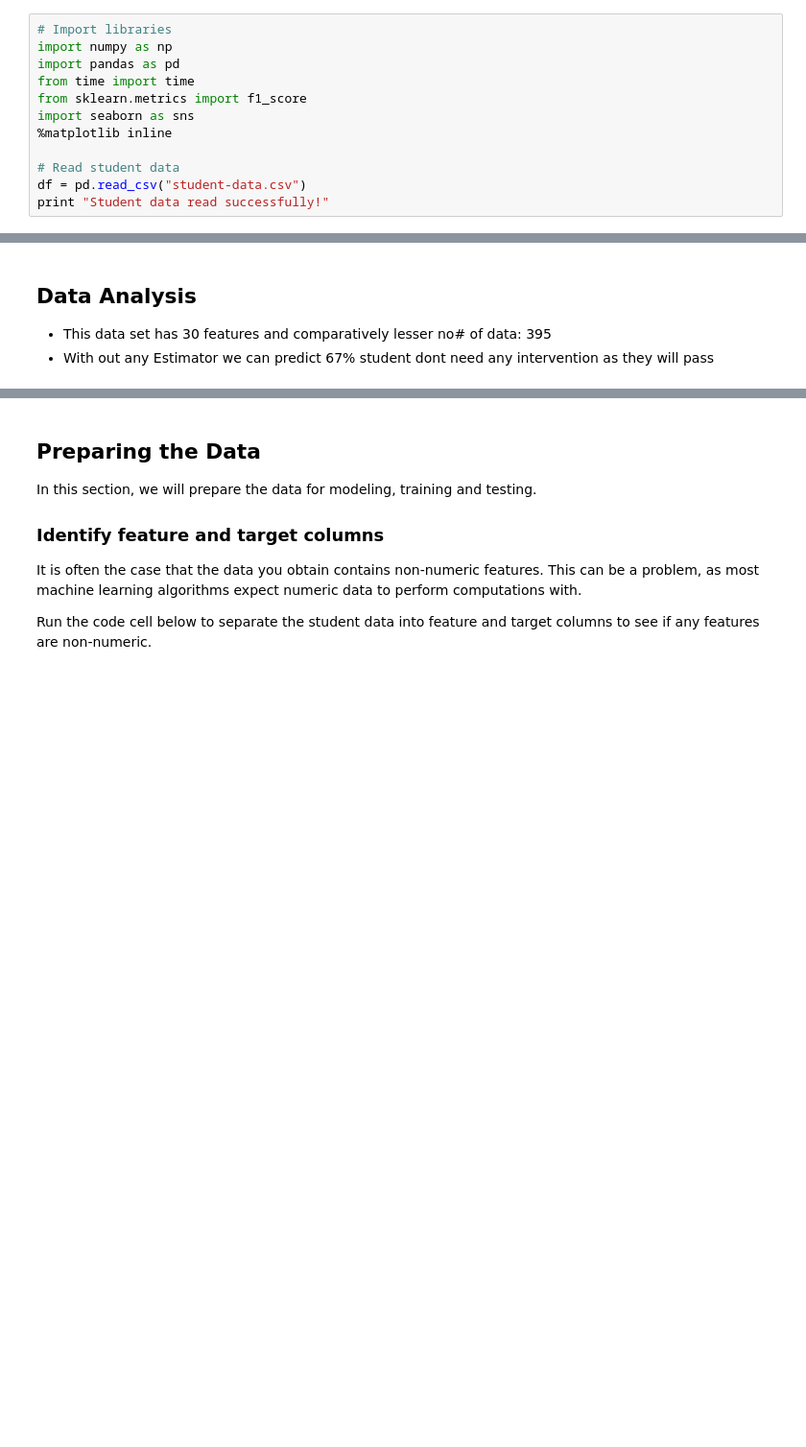
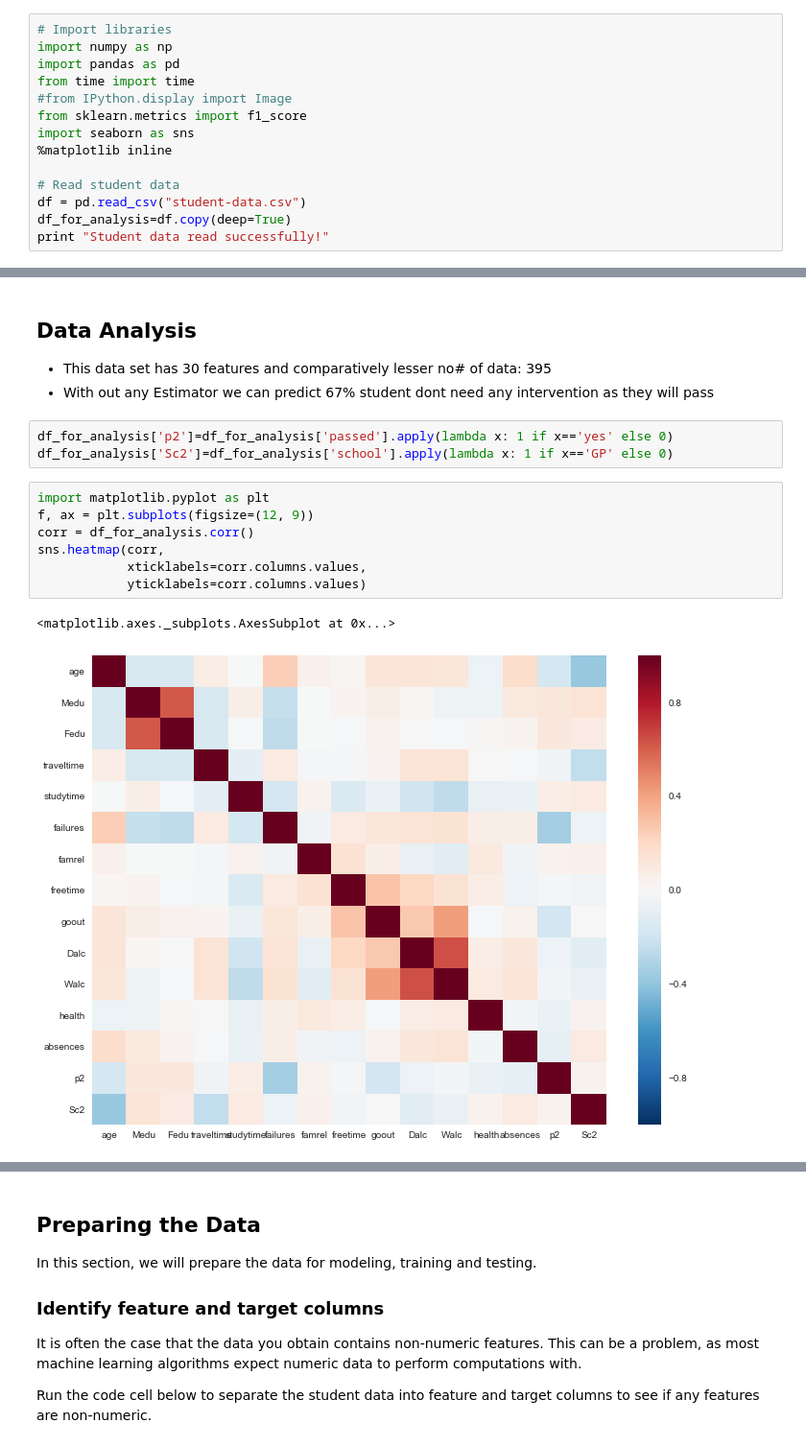
Before and after one commit to spandanchakraborty/SpanUdacityML, a Jupyter notebook: student_intervention/student_intervention.ipynb, the cells around one changed output, grey strips where cells are left out. Shown at 96% size. Saved outputs shown, nothing was run; the diff lists cells and outputs as text; blank space fills up the shorter version.

```diff
--- a/student_intervention/student_intervention.ipynb
+++ b/student_intervention/student_intervention.ipynb
@@ -22,12 +22,14 @@ Run the code cell below to load necessary Python libraries and load the student
 import numpy as np
 import pandas as pd
 from time import time
+#from IPython.display import Image
 from sklearn.metrics import f1_score
 import seaborn as sns
 %matplotlib inline
 
 # Read student data
 df = pd.read_csv("student-data.csv")
+df_for_analysis=df.copy(deep=True)
 print "Student data read successfully!"
 # %% [output]
 Student data read successfully!
@@ -79,3 +81,16 @@ Graduation rate of the class: 67.09%
 <li>With out any Estimator we can predict 67% student dont need any intervention as they will pass
 
 </ul>
+# %%
+df_for_analysis['p2']=df_for_analysis['passed'].apply(lambda x: 1 if x=='yes' else 0)
+df_for_analysis['Sc2']=df_for_analysis['school'].apply(lambda x: 1 if x=='GP' else 0)
+# %%
+import matplotlib.pyplot as plt
+f, ax = plt.subplots(figsize=(12, 9))
+corr = df_for_analysis.corr()
+sns.heatmap(corr,
+            xticklabels=corr.columns.values,
+            yticklabels=corr.columns.values)
+# %% [output]
+<matplotlib.axes._subplots.AxesSubplot at 0x...>
+[figure, added]
```
Also changed, not shown: parts of 16 cells of this notebook, 22 other files.
